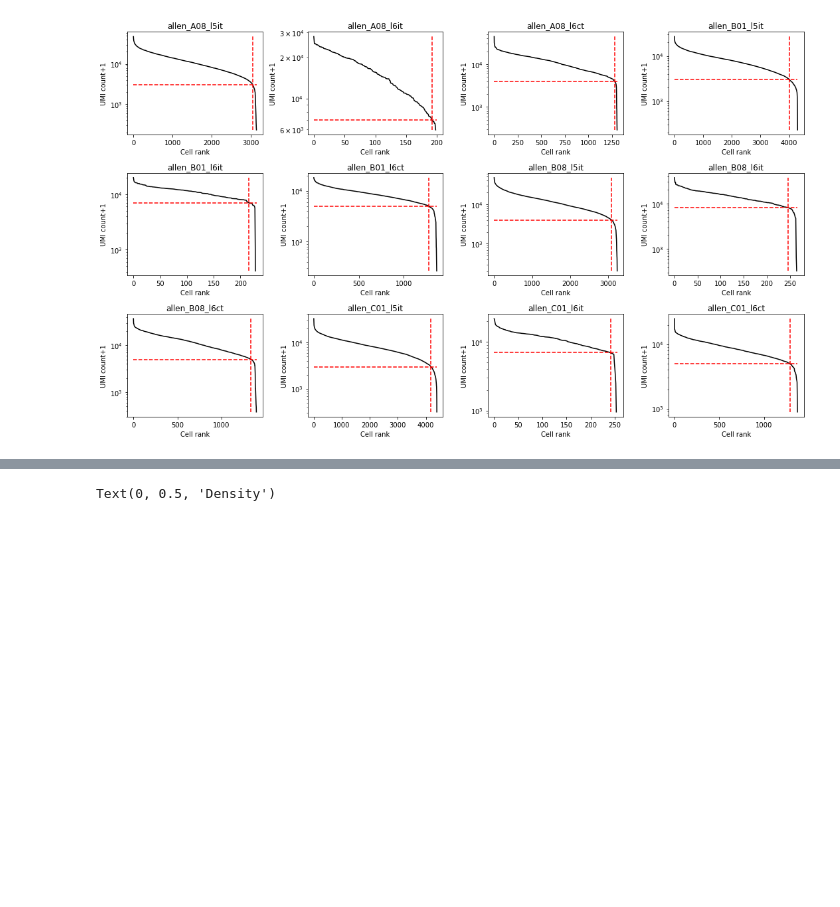
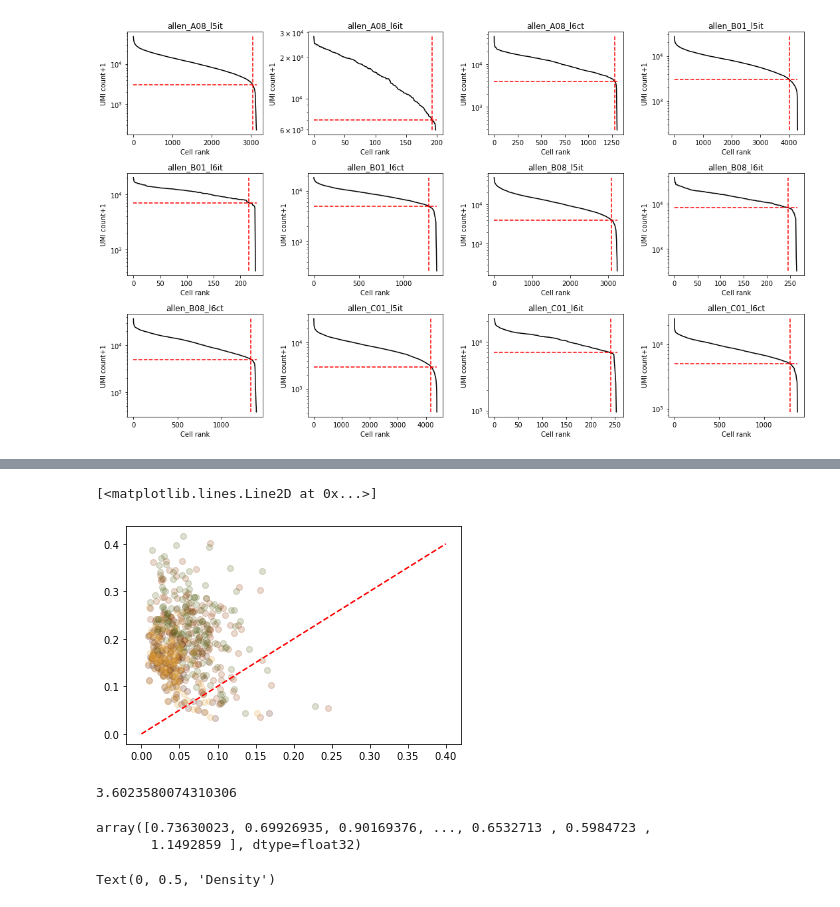
Before and after one commit to gennadygorin/seq-cme-technoise, a Jupyter notebook: gg220601_allen_cellsubtypes_fit.ipynb, the cells around one changed output, grey strips where cells are left out. Cells and saved outputs as stored; diff of their text form; code cells hidden in the pictures; blank space fills up the shorter version.

```diff
--- a/gg220601_allen_cellsubtypes_fit.ipynb
+++ b/gg220601_allen_cellsubtypes_fit.ipynb
@@ -281,3 +428,25 @@ f_mech = np.asarray(f_mech)
+# %%
+for j in range(4):
+    S_d = np.hstack((S_[3*j],S_[3*j+1], S_[3*j+2])).mean(1)
+    x = 1-f_tech_[j]
+    y = vclus[j]/varg[j]
+    q = np.quantile(S_d,0.95)
+    gf = S_d>q
+    plt.scatter(x[gf],y[gf],color=Degas[j],alpha=0.2)
+    xl = [0,0.4]
+plt.plot(xl,xl,'r--')
+# %% [output]
+[<matplotlib.lines.Line2D at 0x...>]
+[figure, added]
+# %%
+q
+# %% [output]
+3.6023580074310306
+# %%
+S_d[gf]
+# %% [output]
+array([0.73630023, 0.69926935, 0.90169376, ..., 0.6532713 , 0.5984723 ,
+       1.1492859 ], dtype=float32)
 # %%
 plt.figure(figsize=(8,5))
 for j in range(n_datasets):
```
Also changed, not shown: parts of 27 cells of this notebook, 1 other file.
